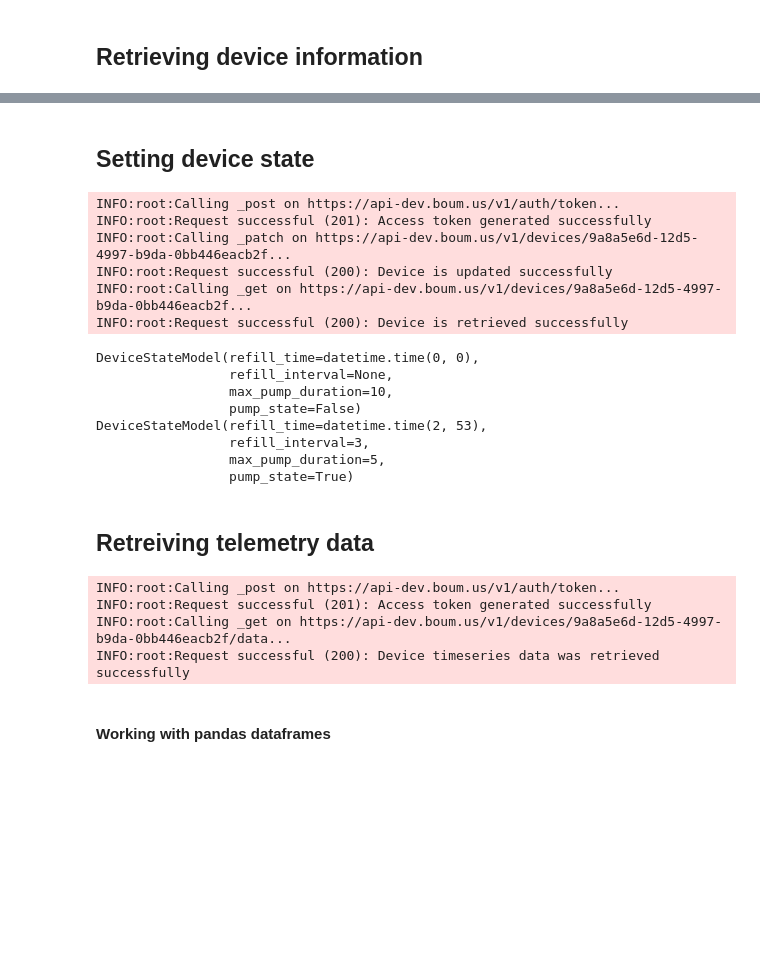
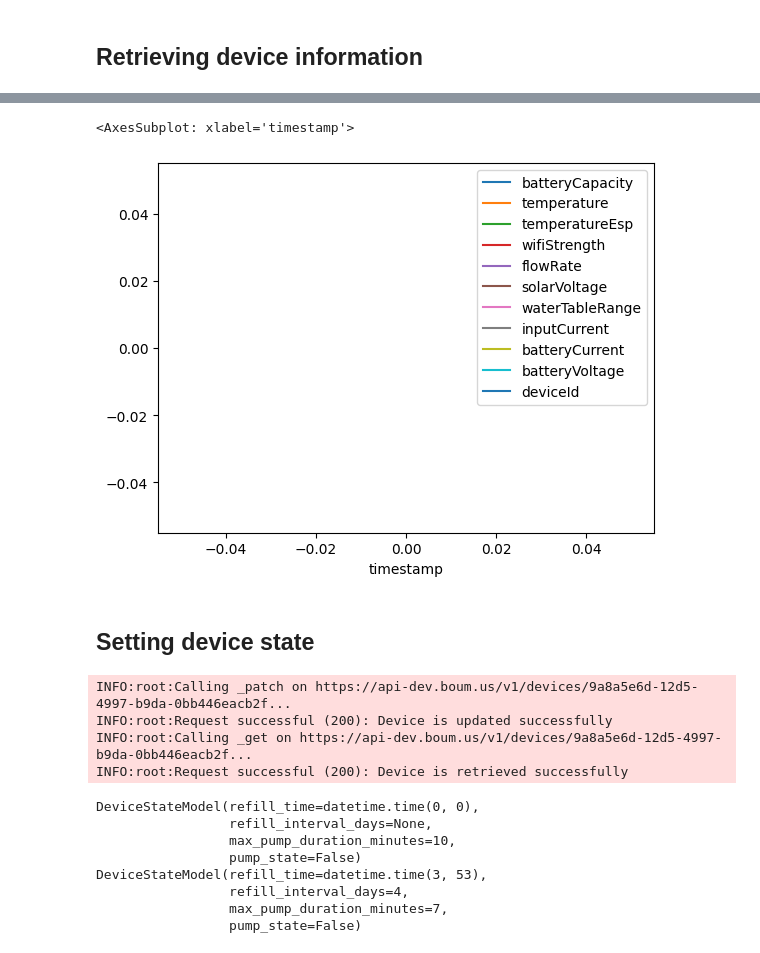
Before and after one commit to boum-garden/sdk, a Jupyter notebook: doc/boum-sdk-demo.ipynb, the cells around one changed output, grey strips where cells are left out. Saved outputs shown, nothing was run; the diff lists cells and outputs as text; code cells hidden in the pictures; blank space fills up the shorter version.

```diff
--- a/doc/boum-sdk-demo.ipynb
+++ b/doc/boum-sdk-demo.ipynb
@@ -18,7 +18,7 @@ logger = logging.getLogger()
 logger.setLevel(logging.INFO)
 # %%
 client =  ApiClient(email='email', password='password', base_url=API_URL_DEV)
-device = Device('9a8a5e6d-12d5-4997-b9da-0bb446eacb2f', client)
+device = Device('device-id', client)
 # %% [markdown]
 ## Retrieving device information
 # %%
@@ -47,0 +46,3 @@ DeviceStateModel(refill_time=datetime.time(2, 53),
+# %%
+with client:
+    data = device.get_telemetry_data(interval=timedelta(minutes=10))
@@ -47,0 +52,4 @@ DeviceStateModel(refill_time=datetime.time(2, 53),
+# %%
+df = pd.DataFrame(data)
+df.set_index('timestamp', inplace=True)
+df.head(-10)
@@ -48,41 +59,32 @@ DeviceStateModel(refill_time=datetime.time(2, 53),
+# %%
+df.plot()
+# %% [output]
+<AxesSubplot: xlabel='timestamp'>
+[figure, added]
 # %% [markdown]
 ## Setting device state
 # %%
 with client:
     desired_state = DeviceStateModel(
-        pump_state=True,
-        refill_time=time(2, 53),
-        refill_interval=3,
-        max_pump_duration=5
+        pump_state=False,
+        refill_time=time(3, 53),
+        refill_interval_days=4,
+        max_pump_duration_minutes=7
     )
     device.set_desired_device_state(desired_state)
     reported_state_out, desired_state_out = device.get_device_states()
     pprint(reported_state_out)
     pprint(desired_state_out)
 # %% [output]
-INFO:root:Calling _post on https://api-dev.boum.us/v1/auth/token...
-INFO:root:Request successful (201): Access token generated successfully
 INFO:root:Calling _patch on https://api-dev.boum.us/v1/devices/9a8a5e6d-12d5-4997-b9da-0bb446eacb2f...
 INFO:root:Request successful (200): Device is updated successfully
 INFO:root:Calling _get on https://api-dev.boum.us/v1/devices/9a8a5e6d-12d5-4997-b9da-0bb446eacb2f...
 INFO:root:Request successful (200): Device is retrieved successfully
 DeviceStateModel(refill_time=datetime.time(0, 0),
-                 refill_interval=None,
-                 max_pump_duration=10,
+                 refill_interval_days=None,
+                 max_pump_duration_minutes=10,
                  pump_state=False)
-DeviceStateModel(refill_time=datetime.time(2, 53),
-                 refill_interval=3,
-                 max_pump_duration=5,
-                 pump_state=True)
+DeviceStateModel(refill_time=datetime.time(3, 53),
+                 refill_interval_days=4,
+                 max_pump_duration_minutes=7,
+                 pump_state=False)
-# %% [markdown]
-## Retreiving telemetry data
-# %%
-with client:
-    data = device.get_telemetry_data()
-# %% [output]
-INFO:root:Calling _post on https://api-dev.boum.us/v1/auth/token...
-INFO:root:Request successful (201): Access token generated successfully
-INFO:root:Calling _get on https://api-dev.boum.us/v1/devices/9a8a5e6d-12d5-4997-b9da-0bb446eacb2f/data...
-INFO:root:Request successful (200): Device timeseries data was retrieved successfully
-# %% [markdown]
-#### Working with pandas dataframes
```
Also changed, not shown: parts of 9 cells of this notebook, 11 other files.
